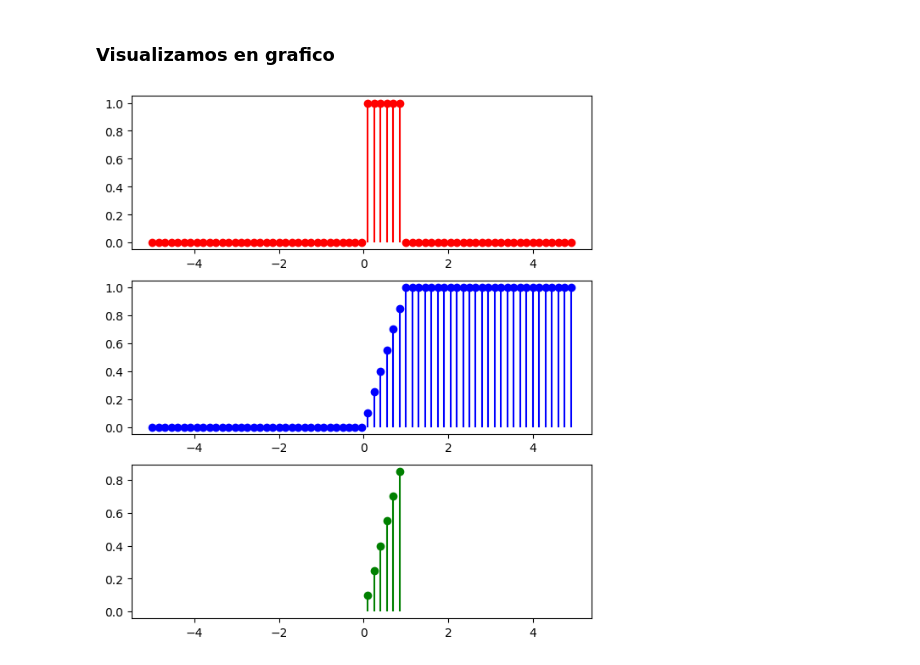
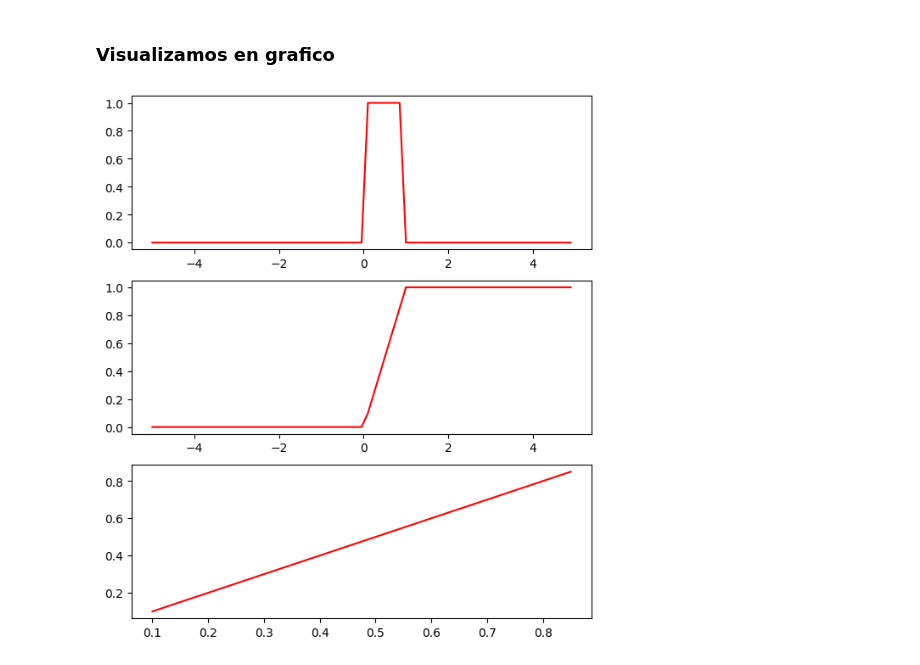
Before and after one commit to 4GeeksAcademy/probablidades-distribucion-elius123ef, a Jupyter notebook: 10-project-random-variagles.ipynb, the cells around one changed output. Saved outputs shown, nothing was run; the diff lists cells and outputs as text; code cells hidden in the pictures.

```diff
--- a/10-project-random-variagles.ipynb
+++ b/10-project-random-variagles.ipynb
@@ -153,18 +153,18 @@ def runif(n, low=0, high=1):
 # %%
 low = 0
 high = 1
 data = np.arange(-5, 5, 0.15)
 
 pmf = dunif(data, low= low, high=high)
 cdf = punif(data, low=low, high=high)
 ppf = qunif(data, low=low, high=high)
 
 fig, axis = plt.subplots(3, 1, figsize=(7, 8))
 
-axis[0].stem(data, pmf, linefmt="r-", markerfmt="ro", basefmt=" ")
-axis[1].stem(data, cdf, linefmt="b-", markerfmt="bo", basefmt=" ")
-axis[2].stem(data, ppf, linefmt="g-", markerfmt="go", basefmt=" ")
+axis[0].plot(data, pmf, "r-")
+axis[1].plot(data, cdf, "r-")
+axis[2].plot(data, ppf, "r-")
 
 plt.show()
 # %% [output]
-[figure, old version]
+[figure, new version]
```
Also changed, not shown: parts of 1 cell of this notebook.
